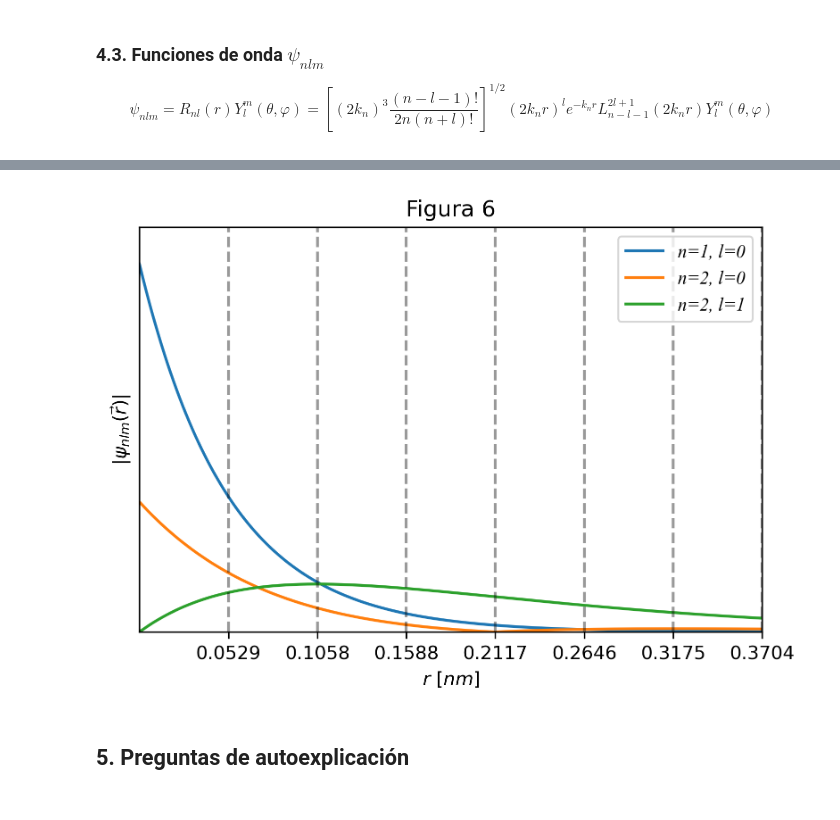
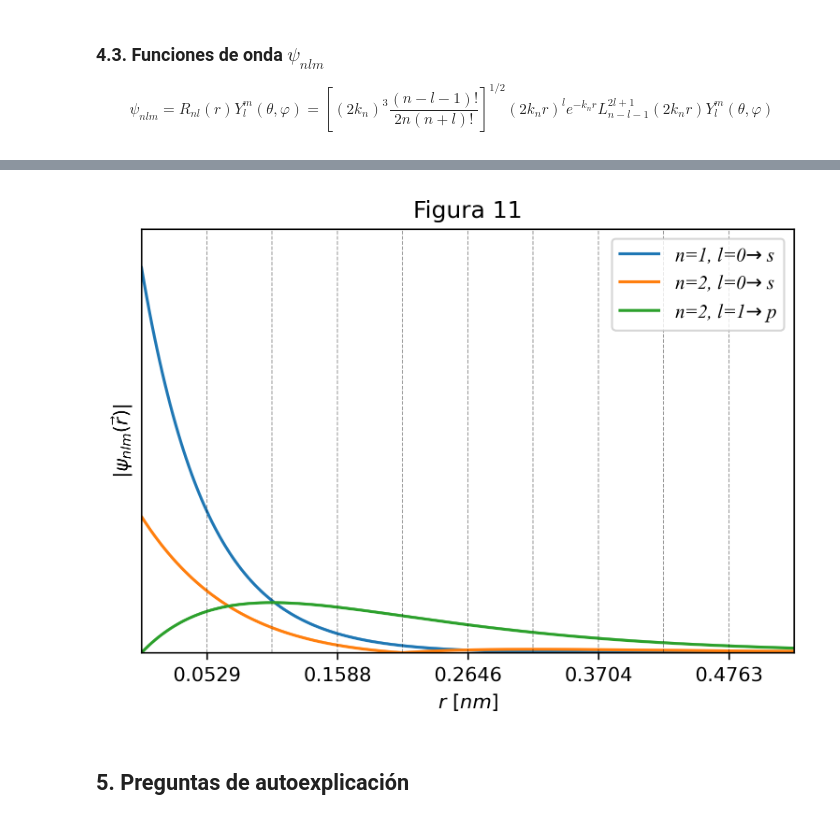
Before and after one commit to davidalejandromiranda/QuantumMechanics, a Jupyter notebook: notebooks/es_Hidrogeno.ipynb, the cells around one changed output, grey strips where cells are left out. Drawn from its saved outputs; the diff is of its cells as text; code cells hidden in the pictures.

```diff
--- a/notebooks/es_Hidrogeno.ipynb
+++ b/notebooks/es_Hidrogeno.ipynb
@@ -130,11 +148,14 @@ def plot_radial(n=1, l=0, m=0, θ=0, rmax=10*a0, φ=np.pi/4, square=False, ax=No
     r = np.linspace(0, rmax, 1000)
     wavefunction_values = wavefunction(r, θ, φ, n=n, l=l, m=m)
     Y = np.abs(wavefunction_values)
+    lspectral = ['s', 'p', 'd', 'f', 'g', 'h', 'i']
+    slabl = '' if l >= len(lspectral) else rf'$\to$ {lspectral[l]}'
+    label = rf'n={n}, l={l}{slabl}'
     if square:
         Y = Y**2
     if ax is None:
         ax = plt.gca()
-    ax.plot(1e9 * r, Y, label=f'n={n}, l={l}')
+    ax.plot(1e9 * r, Y, label=label)
     return r, Y
 # %%
 def plot_radials(nmin=1, nmax=2, θ=0, rmax=10*a0, φ=np.pi/4, square=False, ax=None, fig=1):
@@ -152,14 +173,15 @@ def plot_radials(nmin=1, nmax=2, θ=0, rmax=10*a0, φ=np.pi/4, square=False, ax=
             if max(Y) > Ymax:
                 Ymax = max(Y)
     for x in np.arange(a0, rmax, a0):
-        ax.vlines(1e9 * x, Ymin, 1.1*Ymax, color='k', linestyles='dashed', alpha=0.4)
+        ax.vlines(1e9 * x, Ymin, 1.1*Ymax, color='k', linestyles='dashed', alpha=0.4, lw=0.5)
     ax.set_xlim(0, 1e9*rmax)
     ax.set_ylim(Ymin, 1.1*Ymax)
     exp = f'^{2}' if square else ''
     ax.set_xlabel(r'$r$ $[nm]$')
     ax.set_ylabel(fr'$|\psi_{{nlm}}(\vec{{r}})|{exp}$')
     ax.set_title(f'Figura {fig}')
-    ax.set_xticks(1e9*np.arange(a0, rmax, a0))
+    delta = max([a0, int(rmax/(5*a0)) * a0])
+    ax.set_xticks(1e9*np.arange(a0, rmax, delta))
     ax.set_yticks([])
     font_props = FontProperties(style='italic', family='Times New Roman')
     plt.legend(prop=font_props)
@@ -232,13 +260,8 @@ plot_energy(n=4, fig=fig)
 ### 4.3. Funciones de onda $\psi_{nlm}$
 
 $$\psi_{nlm} = R_{nl}(r)Y_l^m(\theta, \varphi)=\left[ \left( 2k_n \right)^3 \frac{(n-l-1)!}{2n(n+l)!} \right]^{1/2} (2 k_n r)^l e^{-k_n r} L_{n-l-1}^{2l+1}(2k_n r)Y_l^m(\theta, \varphi)$$
-# %%
-n = 2
-l = 1
-m = -1
-kn = 1e-9/(a0 * n) # 1/nm
 # %%
-n = 2
+n = 3
 for l in np.arange(0, n):
     for i, m in enumerate(np.arange(-l, l+1)):
         _, (ax1, ax2) = plt.subplots(1, 2, dpi=dpi)
@@ -253,9 +281,9 @@ for l in np.arange(0, n):
 # %%
 fig += 1
 plt.figure(dpi=dpi)
-plot_radials(nmin=1, nmax=2, rmax=7*a0, fig=fig)
+plot_radials(nmin=1, nmax=2, rmax=10*a0, fig=fig)
 # %% [output]
-[figure, old version]
+[figure, new version]
 # %% [markdown]
 ## 5. Preguntas de autoexplicación
 # %% [markdown]
```
Also changed, not shown: parts of 9 cells of this notebook.
